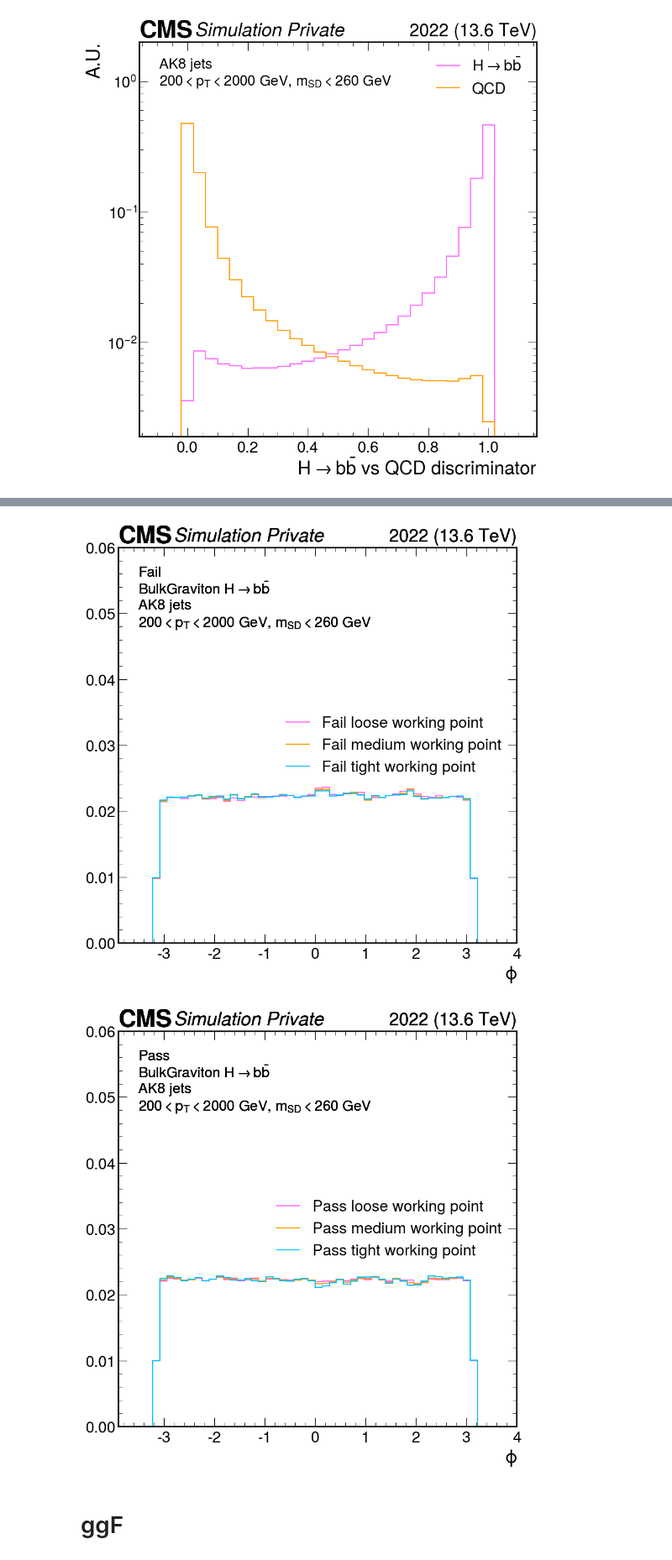
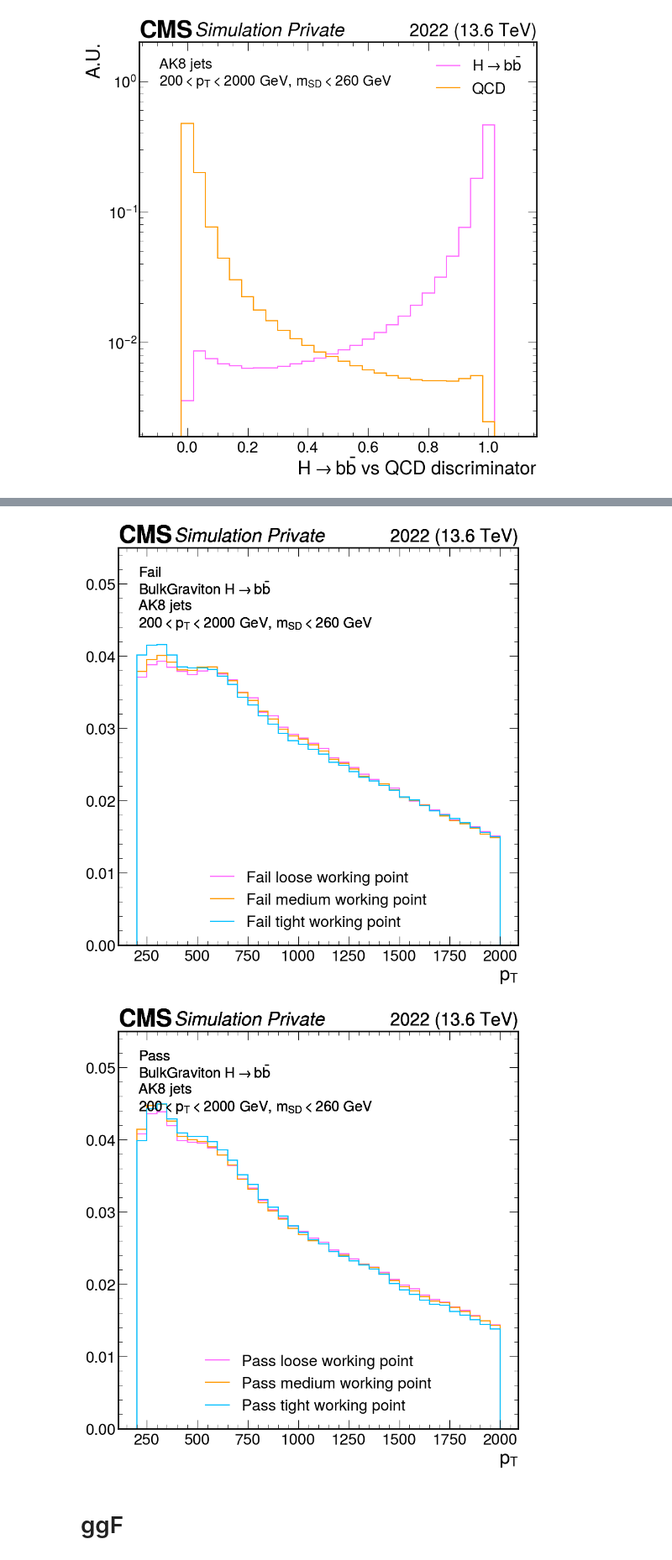
Before and after one commit to alintulu/Run3ScoutingJetTagging, a Jupyter notebook: Evaluation/AK8/flavour/flavour.ipynb, the cells around one changed output, grey strips where cells are left out. Shown at 84% size. Drawn from its saved outputs; the diff is of its cells as text; code cells hidden in the pictures.

```diff
--- a/Evaluation/AK8/flavour/flavour.ipynb
+++ b/Evaluation/AK8/flavour/flavour.ipynb
@@ -275,7 +276,8 @@ class Processor(processor.ProcessorABC):
             hist.axis.Variable([-0.1, 0.8167194, 0.95448214, 0.9864132, 1.1], name="disc", label=r"$H\rightarrow b\bar{b}$ vs QCD discriminator"),
             hist.axis.Regular(50, -3.2, 3.2, name="eta", label=r"$\eta$"),
             hist.axis.Regular(50, -3.5, 3.5, name="phi", label=r"$\phi$"),
-            hist.axis.Regular(50, 190, 1000, name="pt", label=r"$p_T$"),
+#             hist.axis.Regular(50, 190, 1000, name="pt", label=r"$p_T$"),
+            hist.axis.Regular(36, 200, 2000, name="pt", label=r"$p_T$"),
             hist.axis.StrCategory([], name="cat", label="Category", growth=True)
         )
 
@@ -359,7 +357,7 @@ for events, match in [(f"Fail", 0), (f"Pass", 1)]:
 
     for wp in labels.keys():
 
-        for var in ["phi"]:
+        for var in ["pt"]:
 
             if "Pass" in events:
                 h1 = h.project(var, "cat", "disc")[:, hist.loc("hbb"), wp:4:sum]
@@ -372,36 +370,36 @@ for events, match in [(f"Fail", 0), (f"Pass", 1)]:
                 h1,
                 ax=ax,
                 label=f"{events} {labels[wp]} working point",
                 color=colours[wp],
            )
 
 
     #     ax.set_yscale('log')
     #     ax.set_xlabel(r"$m_{reco}$")
-        ax.legend(loc="center right")
+        ax.legend(loc="lower center")
     #     ax.legend(loc="lower center")
         if var == "eta":
             ax.set_ylim(0, 0.13)
             ax.set_xlim(-3.2, 4)
         elif var == "phi":
             ax.set_ylim(0, 0.06)
             ax.set_xlim(-3.9, 4)
         elif var == "pt":
             ax.set_ylim(0, 0.055)
 
         label = mplhep.cms.label(ax=ax, data=False, year="2022", com=13.6, label="Private")
 
         coffee = plt.text(0.05, 0.79, f"{events}\n" + r"BulkGraviton $H\rightarrow b\bar{b}$" + "\nAK8 jets\n" + r"$200 < p_T < 2000$ GeV, $m_{SD} < 260$ GeV",
                           fontsize=20,
                           horizontalalignment='left',
                           verticalalignment='bottom',
                           transform=ax.transAxes,
                          )
 
 # fig.savefig("Disc.pdf", bbox_inches='tight', pad_inches=0.1)
 # %% [output]
-[figure, old version]
+[figure, new version]
-[figure, old version]
+[figure, new version]
 # %% [markdown]
 # ggF <a class="anchor" id="ggf"></a>
 # %%
```
Also changed, not shown: parts of 6 cells of this notebook, 32 other files.
